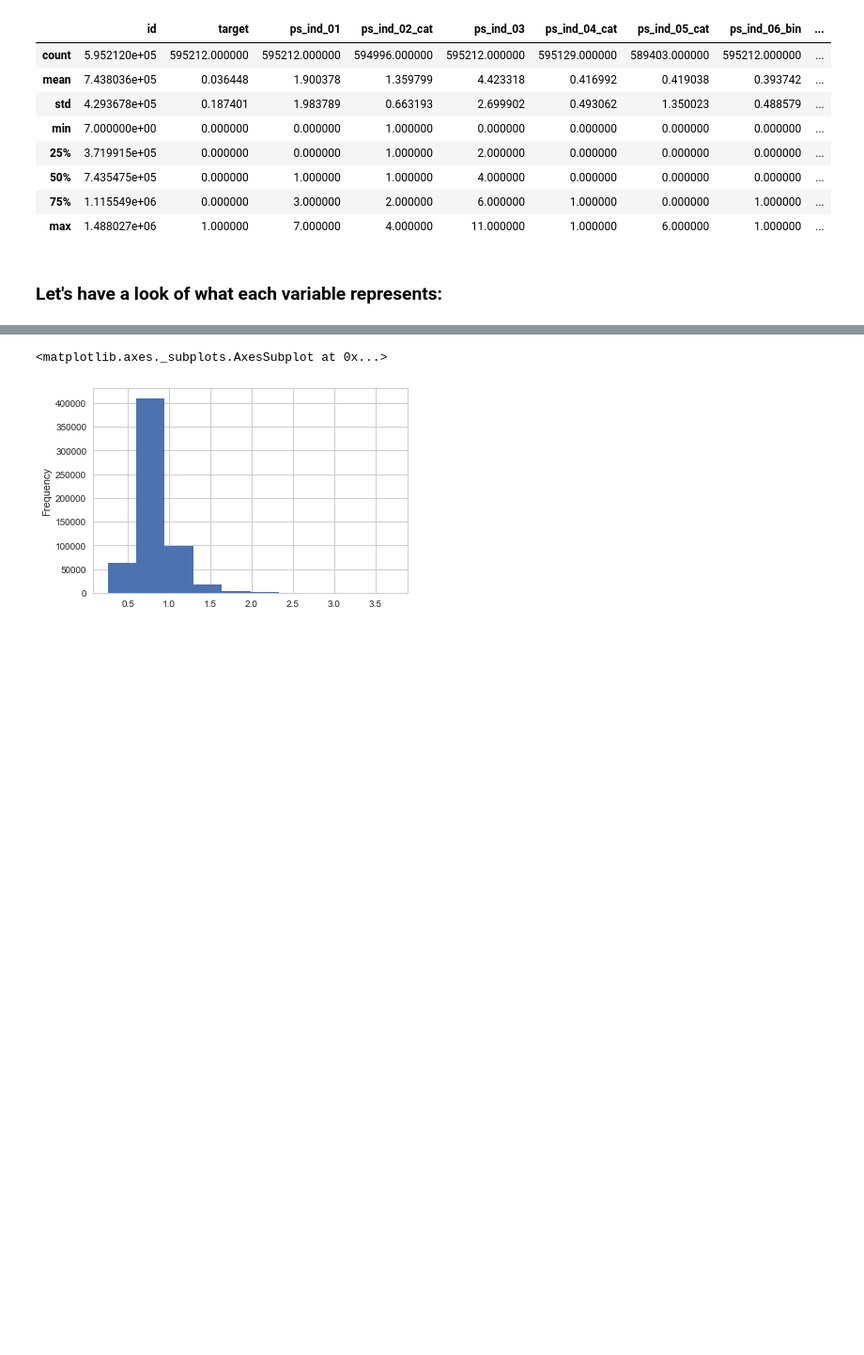
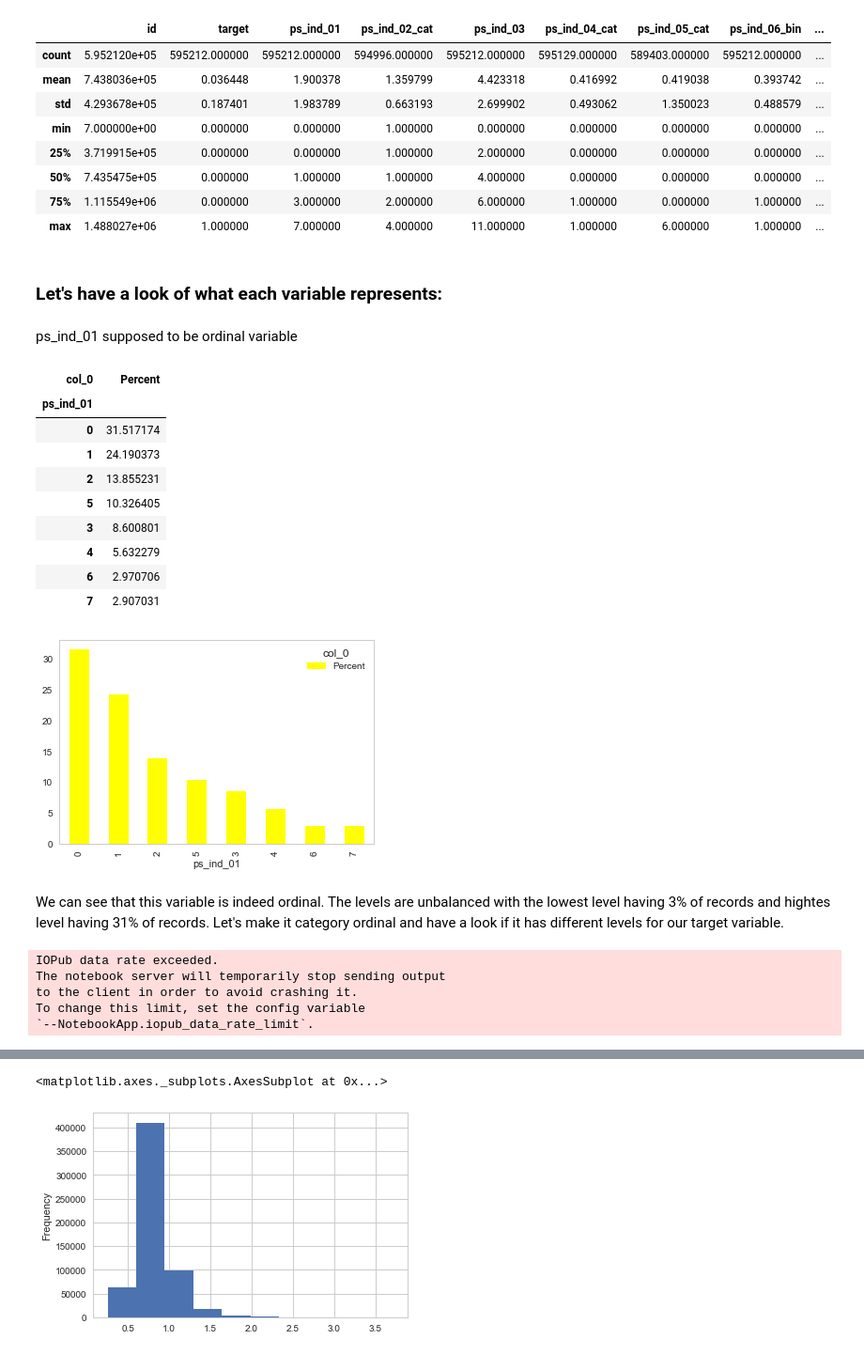
Before and after one commit to jdpersona/Data-Mining-Team-Projects, a Jupyter notebook: Insurance.ipynb, the cells around one changed output, grey strips where cells are left out. Shown: that part at 94% size. Saved outputs shown, nothing was run; the diff lists cells and outputs as text; code cells hidden in the pictures; blank space fills up the shorter version.

```diff
--- a/Insurance.ipynb
+++ b/Insurance.ipynb
@@ -74,3 +74,32 @@ drivers.describe()
 | max | 1.488027e+06 | 1.000000 | 7.000000 | 4.000000 | 11.000000 | 1.000000 | 6.000000 | 1.000000 | ... |
 # %% [markdown]
 ### Let's have a look of what each variable represents:
+# %% [markdown]
+ps_ind_01 supposed to be ordinal variable
+# %%
+ps_ind_01_counts = pd.crosstab(index = drivers["ps_ind_01"], columns="Percent").apply(lambda r: r/r.sum()*100, axis=0
+                                                                               ).sort_values(by='Percent',ascending=False)
+ps_ind_01_counts.plot(kind='bar', stacked=True, color=['yellow','red','purple','green'], grid=False)
+ps_ind_01_counts
+# %% [output]
+| col_0 | Percent |
+| ps_ind_01 |  |
+| 0 | 31.517174 |
+| 1 | 24.190373 |
+| 2 | 13.855231 |
+| 5 | 10.326405 |
+| 3 | 8.600801 |
+| 4 | 5.632279 |
+| 6 | 2.970706 |
+| 7 | 2.907031 |
+[figure, added]
+# %% [markdown]
+We can see that this variable is indeed ordinal. The levels are unbalanced with the lowest level having 3% of records and hightes level having 31% of records. Let's make it category ordinal and have a look if it has different levels for our target variable.
+# %%
+drivers["ps_ind_01"].astype('category',ordered=True)
+# %% [output]
+IOPub data rate exceeded.
+The notebook server will temporarily stop sending output
+to the client in order to avoid crashing it.
+To change this limit, set the config variable
+`--NotebookApp.iopub_data_rate_limit`.
```
Also changed, not shown: parts of 3 cells of this notebook.
